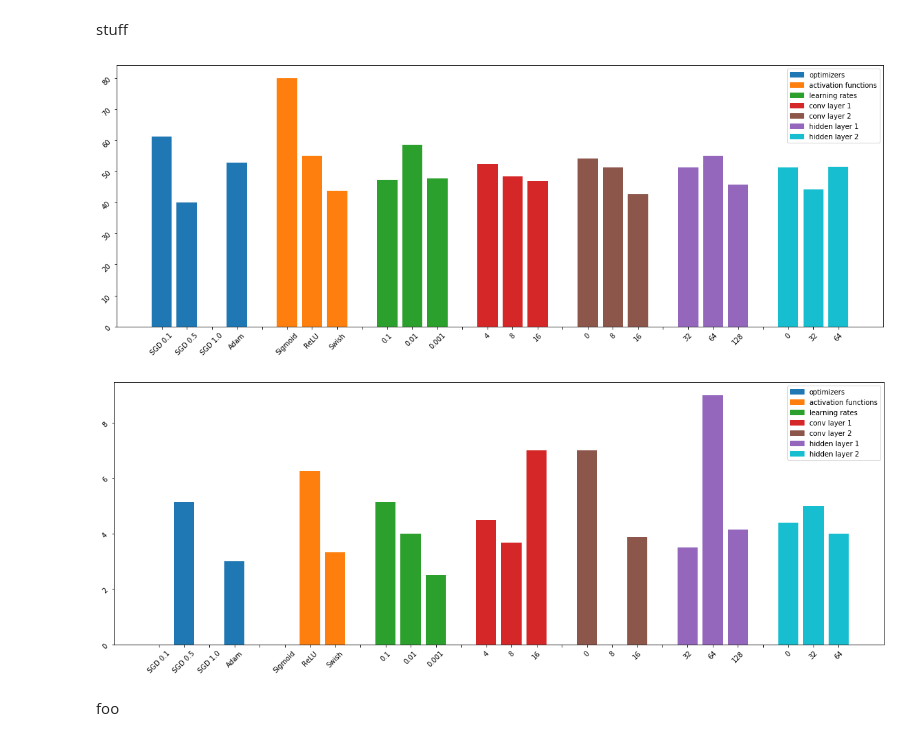
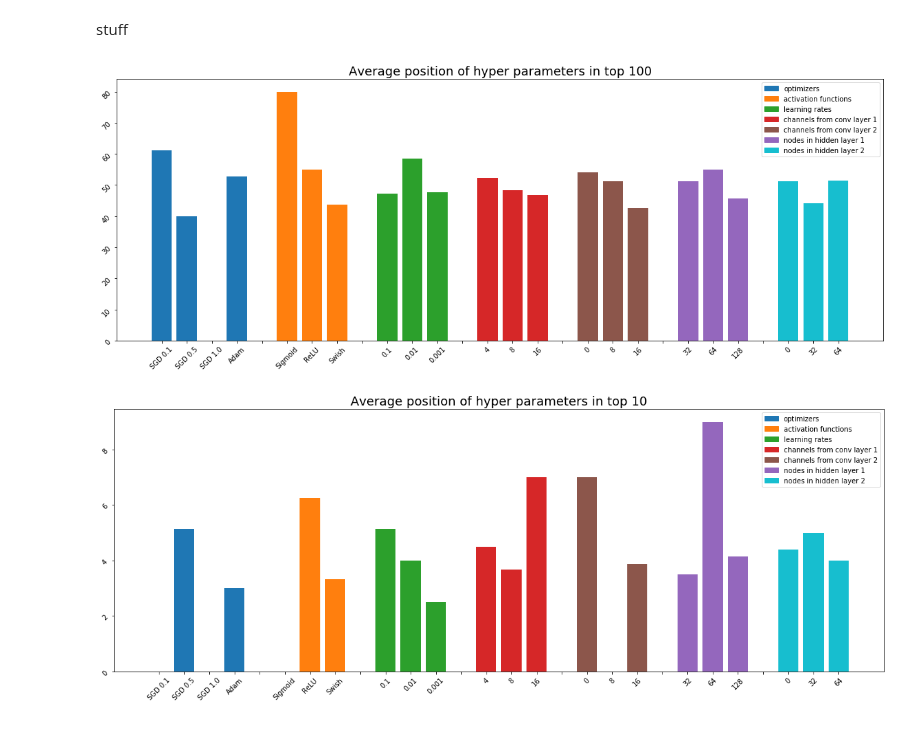
Before and after one commit to agroshar/DIT411-Introduction-to-AI, a Jupyter notebook: mikael2.ipynb, the cells around one changed output. Cells and saved outputs as stored; diff of their text form; code cells hidden in the pictures.

Commit message:
param text start

```diff
--- a/mikael2.ipynb
+++ b/mikael2.ipynb
@@ -428,7 +428,7 @@ write_json(models, "one_epoch_models.json")
 # %% [markdown]
 *BLOCK ABOUT RUNNING IT + DISPLAY GRAPH + DRAW CONCLUSION ABOUT HYPER PARAMS*
 # %%
-def plot_hyper_param_bars(hyper_parameters):
+def plot_hyper_param_bars(hyper_parameters, title):
     # Dictionary that keeps track of all the hyper parameter positions.
     position_map = {
         "optimizers": {
@@ -447,22 +447,22 @@ def plot_hyper_param_bars(hyper_parameters):
             "0.01": [],
             "0.001": []
         },
-        "conv layer 1": {
+        "channels from conv layer 1": {
             "4": [],
             "8": [],
             "16": []
         },
-        "conv layer 2": {
+        "channels from conv layer 2": {
             "0": [],
             "8": [],
             "16": []
         },
-        "hidden layer 1": {
+        "nodes in hidden layer 1": {
             "32": [],
             "64": [],
             "128": []
         },
-        "hidden layer 2": {
+        "nodes in hidden layer 2": {
             "0": [],
             "32": [],
             "64": []
@@ -473,8 +473,8 @@ def plot_hyper_param_bars(hyper_parameters):
     for i, params in enumerate(hyper_parameters):
         position_map['learning rates'][str(params['learning_rate'])].append(i)
         position_map['activation functions'][params['activation_function']].append(i)
-        position_map['conv layer 1'][str(params['conv_layers'][0]['out_channels'])].append(i)
-        position_map['hidden layer 1'][str(params['regular_layers'][1])].append(i)
+        position_map['channels from conv layer 1'][str(params['conv_layers'][0]['out_channels'])].append(i)
+        position_map['nodes in hidden layer 1'][str(params['regular_layers'][1])].append(i)
 
         if len(params['conv_layers']) == 2:
             nr_channels_second_layer = params['conv_layers'][1]['out_channels']
@@ -486,8 +486,8 @@ def plot_hyper_param_bars(hyper_parameters):
         else:
             nr_nodes_second_layer = 0
 
-        position_map['conv layer 2'][str(nr_channels_second_layer)].append(i)
-        position_map['hidden layer 2'][str(nr_nodes_second_layer)].append(i)
+        position_map['channels from conv layer 2'][str(nr_channels_second_layer)].append(i)
+        position_map['nodes in hidden layer 2'][str(nr_nodes_second_layer)].append(i)
 
         if params['optimizer'] == 'SGD':
             position_map['optimizers']['SGD ' + str(params['momentum'])].append(i)
@@ -531,6 +531,7 @@ def plot_hyper_param_bars(hyper_parameters):
     s.set_xticks(xdata)
     s.tick_params(labelrotation=45)
     s.set_xticklabels(labels)
+    s.set_title(title, fontsize=18)
     plt.bar(xdata, data, 4, color=bar_colors)
 
     #red_patch = mpatches.Patch(color='red', label='The red data')
@@ -540,12 +541,8 @@ stuff
 # %%
 # The loaded list is sorted from best to worst
 hyper_parameters = [p for (_, p) in read_json("one_epoch_models.json")]
-# Plot average position in top 100
-plot_hyper_param_bars(hyper_parameters[:100])
-# Plot average position in top 10
-plot_hyper_param_bars(hyper_parameters[:10])
+plot_hyper_param_bars(hyper_parameters[:100], "Average position of hyper parameters in top 100")
+plot_hyper_param_bars(hyper_parameters[:10], "Average position of hyper parameters in top 10")
 # %% [output]
-[figure, old version]
+[figure, new version]
-[figure, old version]
+[figure, new version]
-# %% [markdown]
-foo
```
Also changed, not shown: parts of 1 cell of this notebook.
